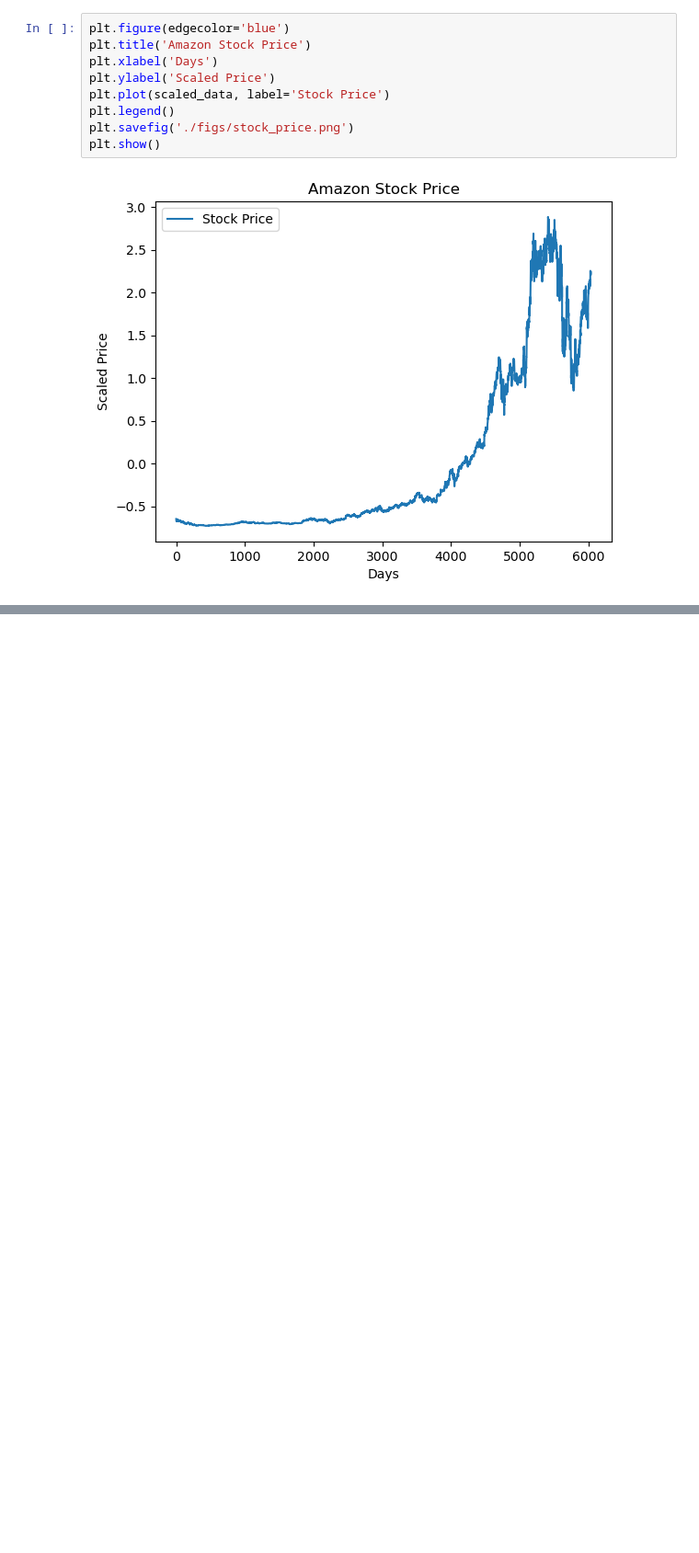
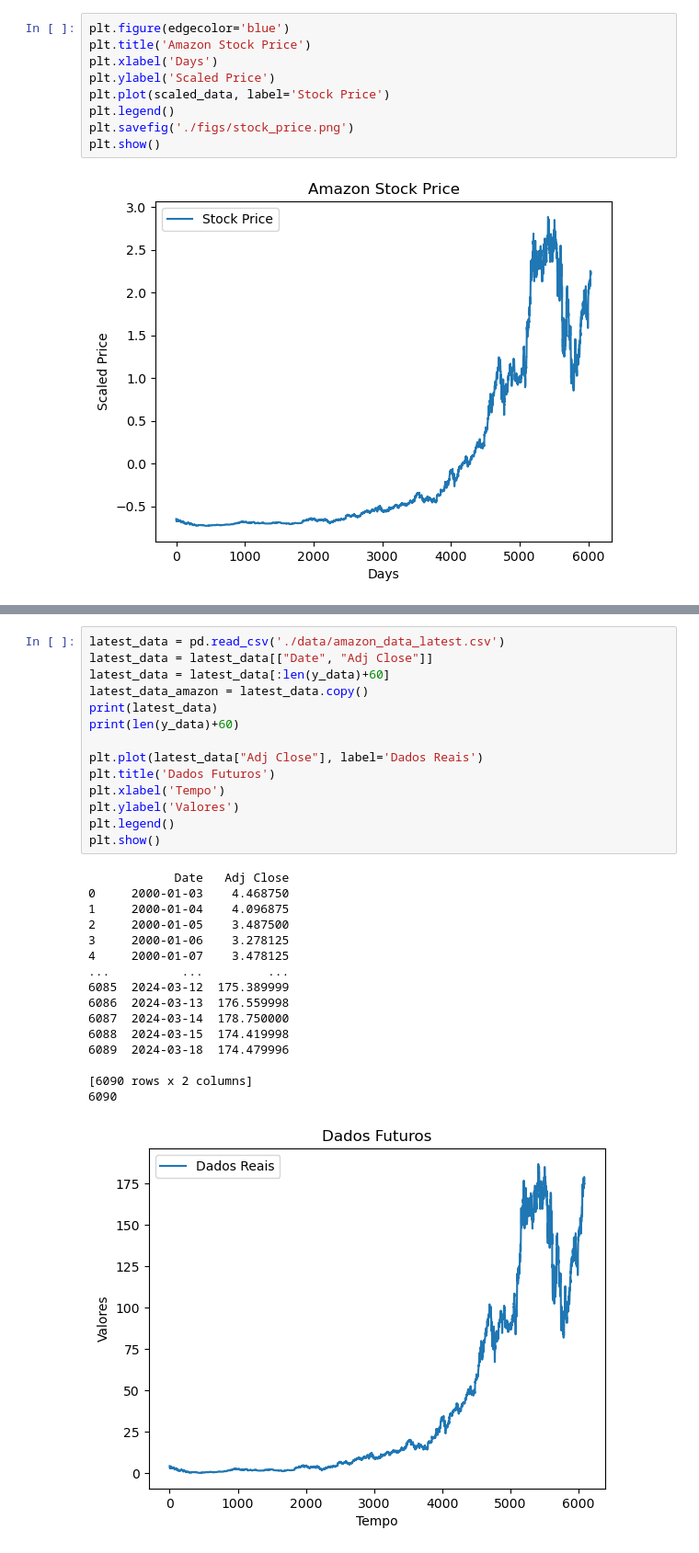
Before and after one commit to PaulaPerazzo/lstm, a Jupyter notebook: lstm.ipynb, the cells around one changed output, grey strips where cells are left out. Shown: that part at 92% size. Saved outputs shown, nothing was run; the diff lists cells and outputs as text; blank space fills up the shorter version.

```diff
--- a/lstm.ipynb
+++ b/lstm.ipynb
@@ -53,0 +243,31 @@ plt.show()
+# %%
+latest_data = pd.read_csv('./data/amazon_data_latest.csv')
+latest_data = latest_data[["Date", "Adj Close"]]
+latest_data = latest_data[:len(y_data)+60]
+latest_data_amazon = latest_data.copy()
+print(latest_data)
+print(len(y_data)+60)
+
+plt.plot(latest_data["Adj Close"], label='Dados Reais')
+plt.title('Dados Futuros')
+plt.xlabel('Tempo')
+plt.ylabel('Valores')
+plt.legend()
+plt.show()
+# %% [output]
+            Date   Adj Close
+0     2000-01-03    4.468750
+1     2000-01-04    4.096875
+2     2000-01-05    3.487500
+3     2000-01-06    3.278125
+4     2000-01-07    3.478125
+...          ...         ...
+6085  2024-03-12  175.389999
+6086  2024-03-13  176.559998
+6087  2024-03-14  178.750000
+6088  2024-03-15  174.419998
+6089  2024-03-18  174.479996
+
+[6090 rows x 2 columns]
+6090
+[figure, added]
```
Also changed, not shown: parts of 18 cells of this notebook, 27 other files.
